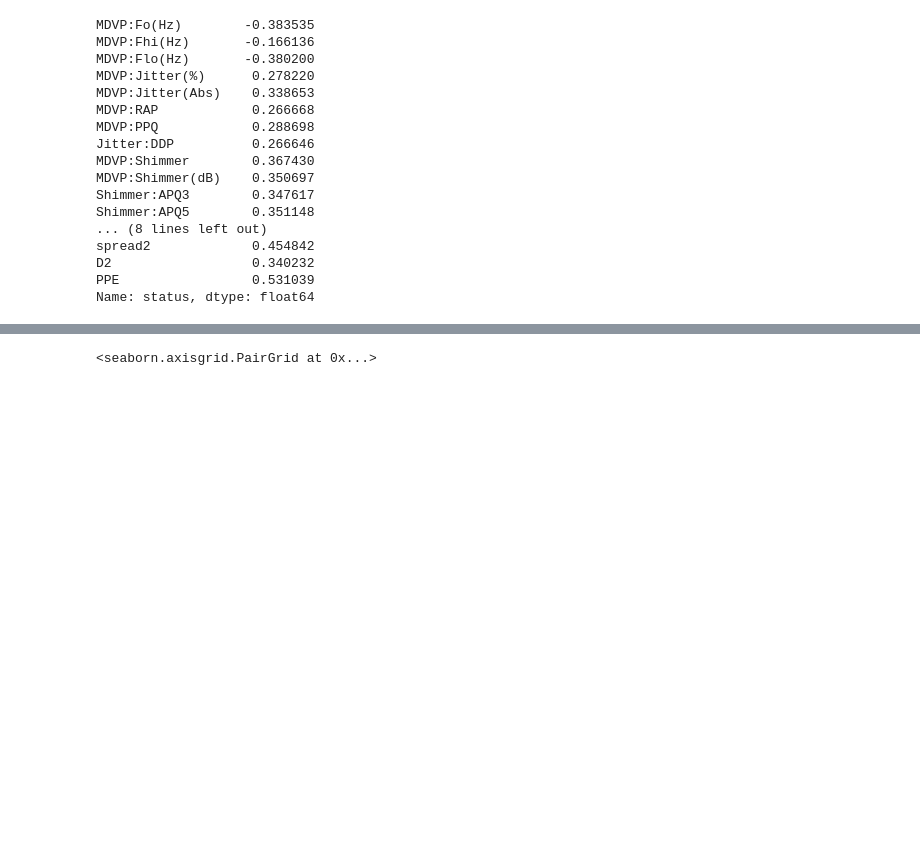
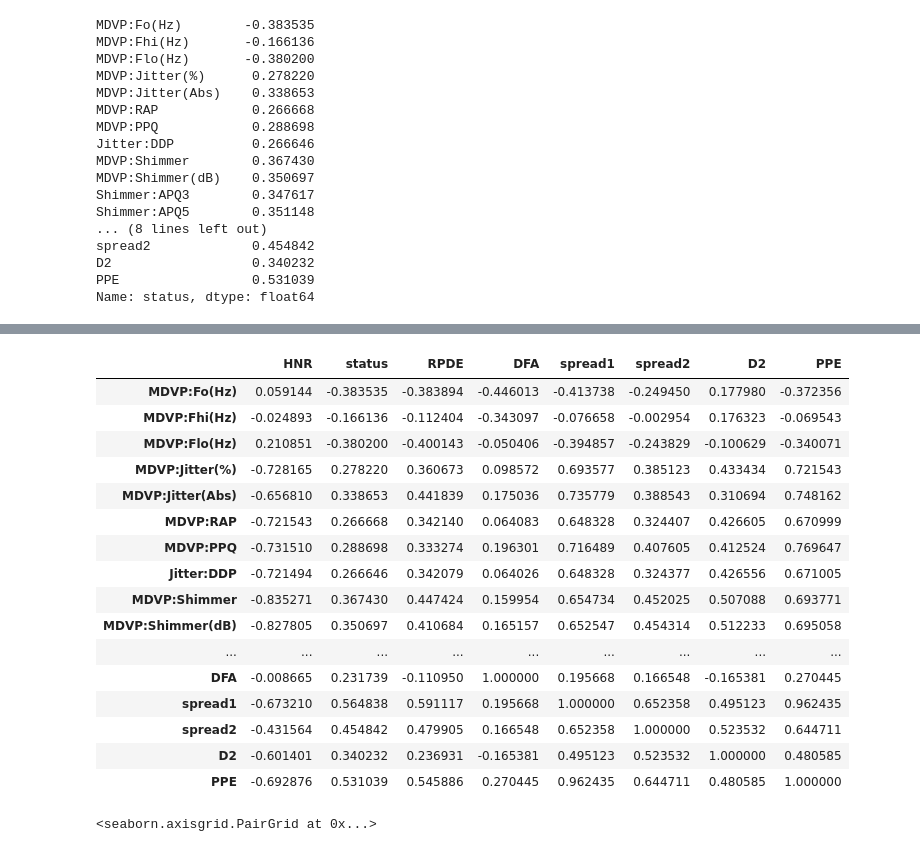
Before and after one commit to GreatLearningAIML1/chennai-aug-batch-senthilvelavan, a Jupyter notebook: EnsembleTechniques-R3-Project1/EnsembleTechniques_R3_Project1_Parkinson’s Disease.ipynb, the cells around one changed output, grey strips where cells are left out. Saved outputs shown, nothing was run; the diff lists cells and outputs as text; code cells hidden in the pictures; blank space fills up the shorter version.

```diff
--- a/EnsembleTechniques-R3-Project1/EnsembleTechniques_R3_Project1_Parkinson’s Disease.ipynb
+++ b/EnsembleTechniques-R3-Project1/EnsembleTechniques_R3_Project1_Parkinson’s Disease.ipynb
@@ -371,3 +436,23 @@ Name: status, dtype: float64
+# %%
+pd_df.corr()[15:23].transpose()
+# %% [output]
+|  | HNR | status | RPDE | DFA | spread1 | spread2 | D2 | PPE |
+| MDVP:Fo(Hz) | 0.059144 | -0.383535 | -0.383894 | -0.446013 | -0.413738 | -0.249450 | 0.177980 | -0.372356 |
+| MDVP:Fhi(Hz) | -0.024893 | -0.166136 | -0.112404 | -0.343097 | -0.076658 | -0.002954 | 0.176323 | -0.069543 |
+| MDVP:Flo(Hz) | 0.210851 | -0.380200 | -0.400143 | -0.050406 | -0.394857 | -0.243829 | -0.100629 | -0.340071 |
+| MDVP:Jitter(%) | -0.728165 | 0.278220 | 0.360673 | 0.098572 | 0.693577 | 0.385123 | 0.433434 | 0.721543 |
+| MDVP:Jitter(Abs) | -0.656810 | 0.338653 | 0.441839 | 0.175036 | 0.735779 | 0.388543 | 0.310694 | 0.748162 |
+| MDVP:RAP | -0.721543 | 0.266668 | 0.342140 | 0.064083 | 0.648328 | 0.324407 | 0.426605 | 0.670999 |
+| MDVP:PPQ | -0.731510 | 0.288698 | 0.333274 | 0.196301 | 0.716489 | 0.407605 | 0.412524 | 0.769647 |
+| Jitter:DDP | -0.721494 | 0.266646 | 0.342079 | 0.064026 | 0.648328 | 0.324377 | 0.426556 | 0.671005 |
+| MDVP:Shimmer | -0.835271 | 0.367430 | 0.447424 | 0.159954 | 0.654734 | 0.452025 | 0.507088 | 0.693771 |
+| MDVP:Shimmer(dB) | -0.827805 | 0.350697 | 0.410684 | 0.165157 | 0.652547 | 0.454314 | 0.512233 | 0.695058 |
+| ... | ... | ... | ... | ... | ... | ... | ... | ... |
+| DFA | -0.008665 | 0.231739 | -0.110950 | 1.000000 | 0.195668 | 0.166548 | -0.165381 | 0.270445 |
+| spread1 | -0.673210 | 0.564838 | 0.591117 | 0.195668 | 1.000000 | 0.652358 | 0.495123 | 0.962435 |
+| spread2 | -0.431564 | 0.454842 | 0.479905 | 0.166548 | 0.652358 | 1.000000 | 0.523532 | 0.644711 |
+| D2 | -0.601401 | 0.340232 | 0.236931 | -0.165381 | 0.495123 | 0.523532 | 1.000000 | 0.480585 |
+| PPE | -0.692876 | 0.531039 | 0.545886 | 0.270445 | 0.962435 | 0.644711 | 0.480585 | 1.000000 |
 # %%
 sns.pairplot(pd_df,hue='status',size=2.5)
 # %% [output]
```
Also changed, not shown: parts of 21 cells of this notebook, 3 other files.
